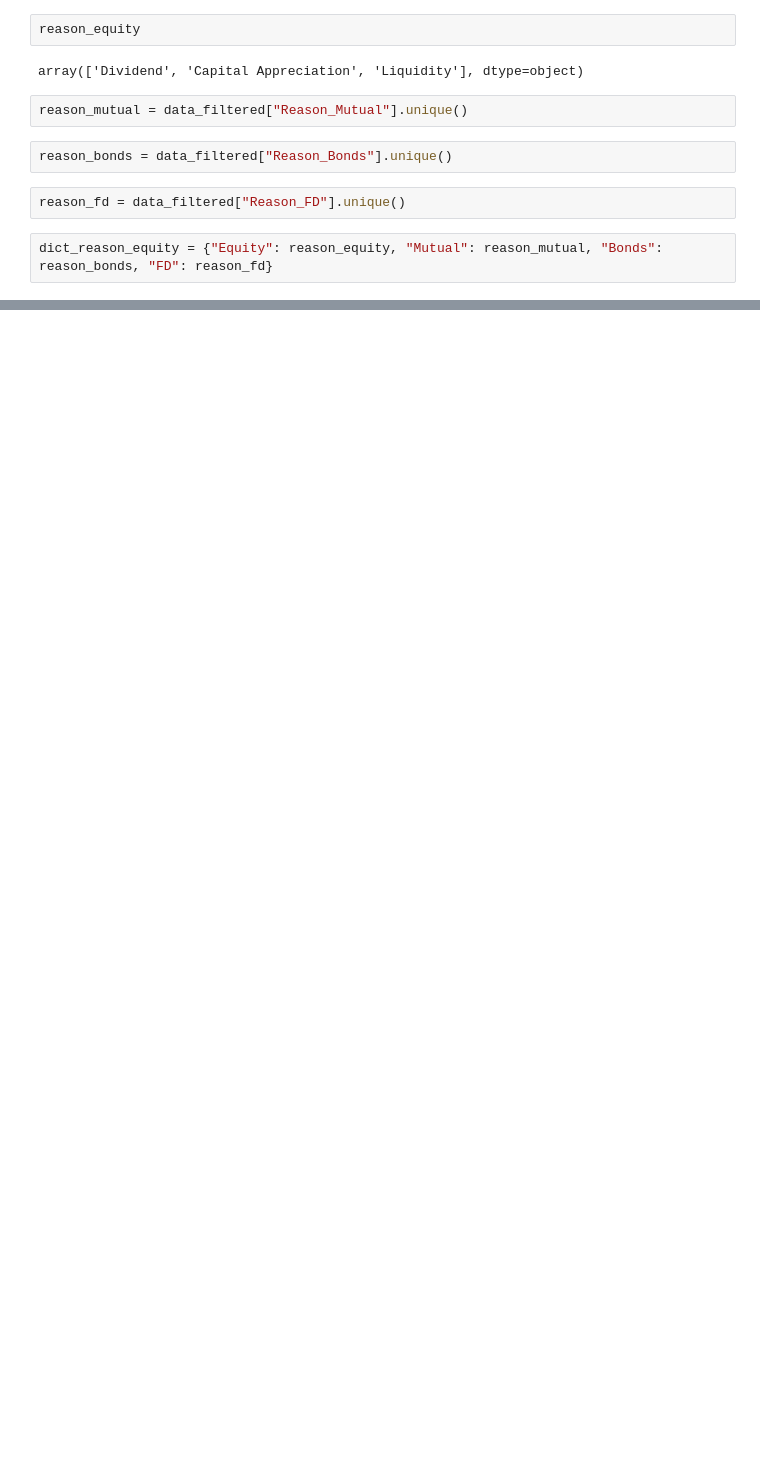
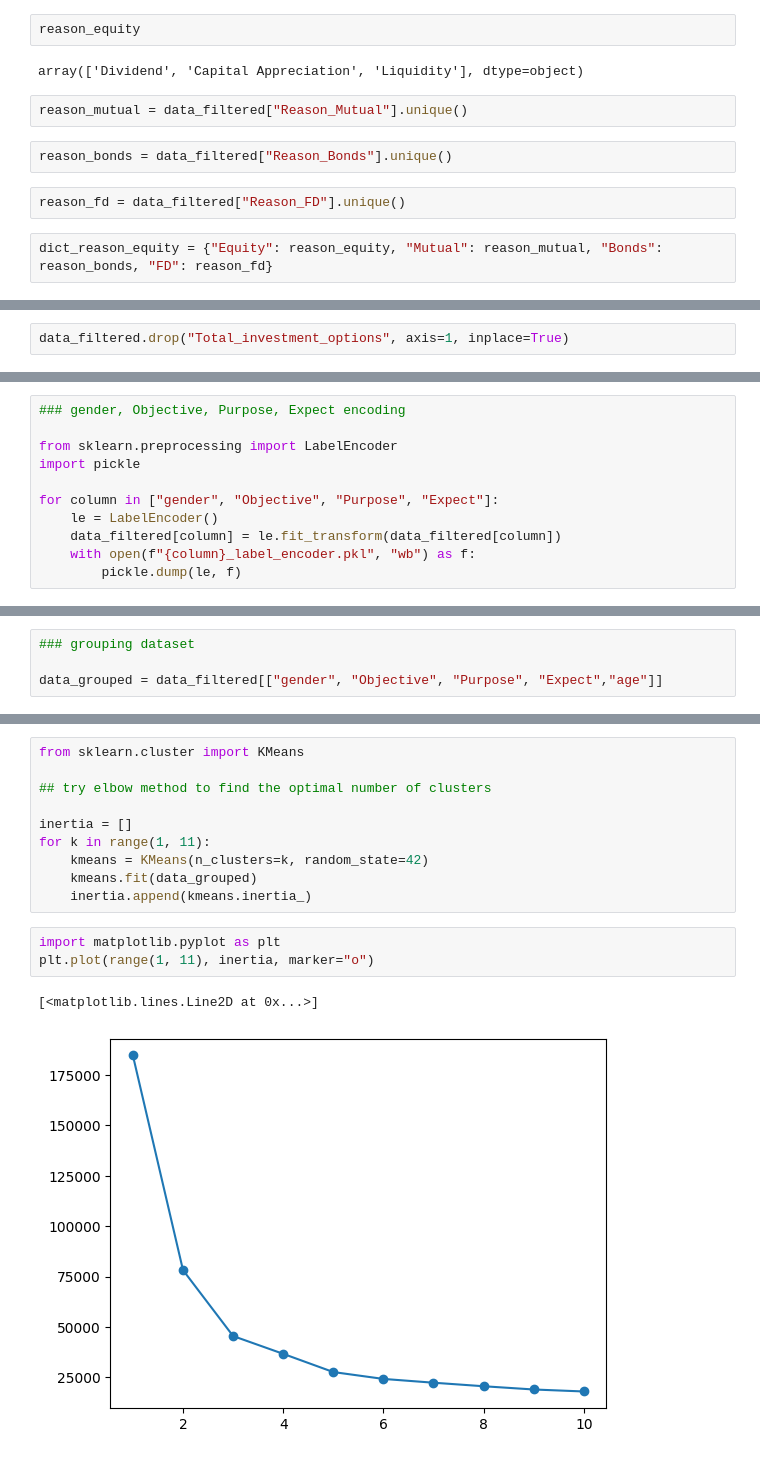
Before and after one commit to abr-98/Personal_Finance_Helper_Bot, a Jupyter notebook: financial_trends/data-analysis_and_modelling.ipynb, the cells around one changed output, grey strips where cells are left out. Drawn from its saved outputs; the diff is of its cells as text; blank space fills up the shorter version.

```diff
--- a/financial_trends/data-analysis_and_modelling.ipynb
+++ b/financial_trends/data-analysis_and_modelling.ipynb
@@ -313,0 +355,2 @@ dict_reason_equity = {"Equity": reason_equity, "Mutual": reason_mutual, "Bonds":
+# %%
+data_filtered.drop("Total_investment_options", axis=1, inplace=True)
@@ -313,0 +372,11 @@ dict_reason_equity = {"Equity": reason_equity, "Mutual": reason_mutual, "Bonds":
+# %%
+### gender, Objective, Purpose, Expect encoding
+
+from sklearn.preprocessing import LabelEncoder
+import pickle
+
+for column in ["gender", "Objective", "Purpose", "Expect"]:
+    le = LabelEncoder()
+    data_filtered[column] = le.fit_transform(data_filtered[column])
+    with open(f"{column}_label_encoder.pkl", "wb") as f:
+        pickle.dump(le, f)
@@ -313,0 +404,4 @@ dict_reason_equity = {"Equity": reason_equity, "Mutual": reason_mutual, "Bonds":
+# %%
+### grouping dataset
+
+data_grouped = data_filtered[["gender", "Objective", "Purpose", "Expect","age"]]
@@ -313,0 +417,16 @@ dict_reason_equity = {"Equity": reason_equity, "Mutual": reason_mutual, "Bonds":
+# %%
+from sklearn.cluster import KMeans
+
+## try elbow method to find the optimal number of clusters
+
+inertia = []
+for k in range(1, 11):
+    kmeans = KMeans(n_clusters=k, random_state=42)
+    kmeans.fit(data_grouped)
+    inertia.append(kmeans.inertia_)
+# %%
+import matplotlib.pyplot as plt
+plt.plot(range(1, 11), inertia, marker="o")
+# %% [output]
+[<matplotlib.lines.Line2D at 0x...>]
+[figure, added]
```
Also changed, not shown: parts of 35 cells of this notebook, 7 other files.
